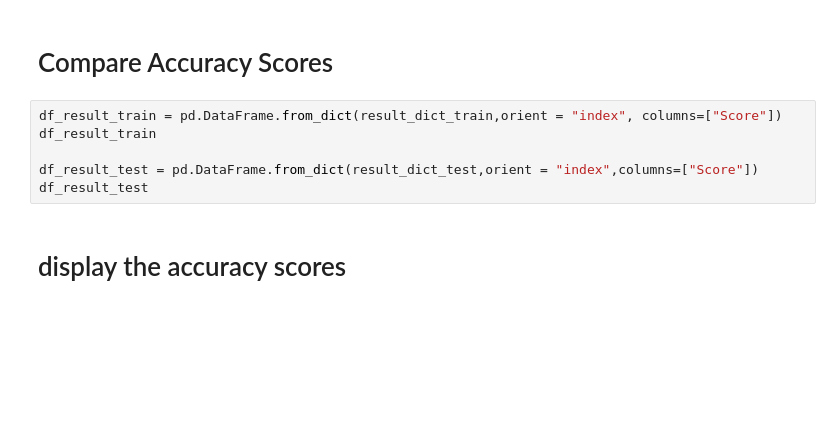
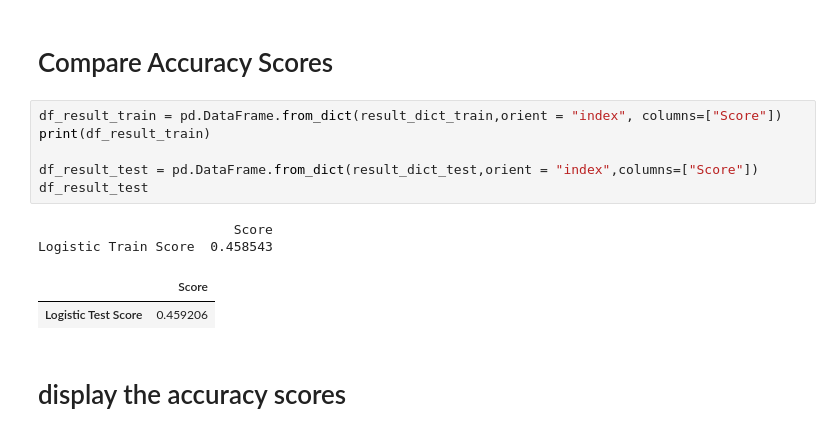
Before and after one commit to Shawon046/Crime-Prediction-for-Montgomery-County, a Jupyter notebook: crime predictor.ipynb, the cells around one changed output. Cells and saved outputs as stored; diff of their text form; blank space fills up the shorter version.

```diff
--- a/crime predictor.ipynb
+++ b/crime predictor.ipynb
@@ -250,10 +271,15 @@ TypeError: '<' not supported between instances of 'str' and 'float'
 # Compare Accuracy Scores
 # %%
 df_result_train = pd.DataFrame.from_dict(result_dict_train,orient = "index", columns=["Score"])
-df_result_train
+print(df_result_train)
 
 df_result_test = pd.DataFrame.from_dict(result_dict_test,orient = "index",columns=["Score"])
 df_result_test
+# %% [output]
+                         Score
+Logistic Train Score  0.458543
+|  | Score |
+| Logistic Test Score | 0.459206 |
 # %% [markdown]
 # display the accuracy scores
 # %%
```
Also changed, not shown: parts of 7 cells of this notebook.
